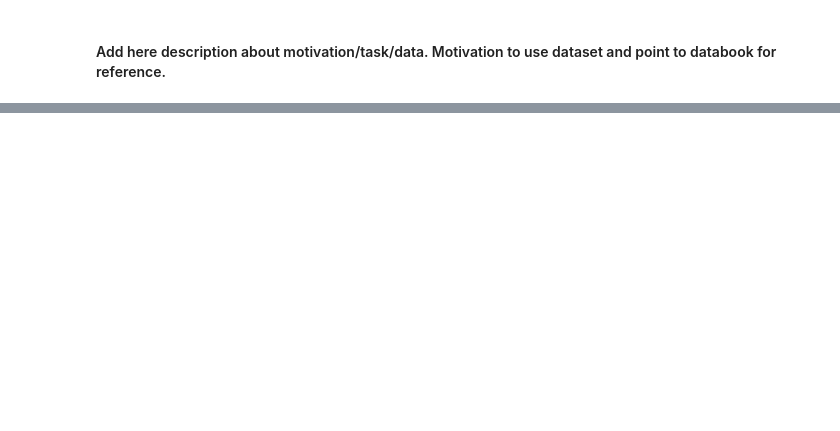
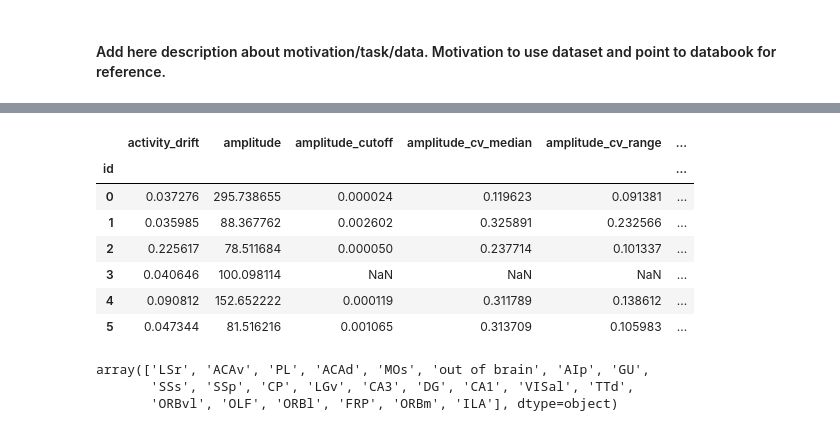
Before and after one commit to AllenSWDB/SWDB_2025_Behavior-States, a Jupyter notebook: code/Workshop-1.ipynb, the cells around one changed output, grey strips where cells are left out. Cells and saved outputs as stored; diff of their text form; code cells hidden in the pictures; blank space fills up the shorter version.

```diff
--- a/code/Workshop-1.ipynb
+++ b/code/Workshop-1.ipynb
@@ -37,3 +93,21 @@ units_table = session.units.to_dataframe()
+# %%
+
+units_table.head(6)
+# %% [output]
+|  | activity_drift | amplitude | amplitude_cutoff | amplitude_cv_median | amplitude_cv_range | ... |
+| id |  |  |  |  |  | ... |
+| 0 | 0.037276 | 295.738655 | 0.000024 | 0.119623 | 0.091381 | ... |
+| 1 | 0.035985 | 88.367762 | 0.002602 | 0.325891 | 0.232566 | ... |
+| 2 | 0.225617 | 78.511684 | 0.000050 | 0.237714 | 0.101337 | ... |
+| 3 | 0.040646 | 100.098114 | NaN | NaN | NaN | ... |
+| 4 | 0.090812 | 152.652222 | 0.000119 | 0.311789 | 0.138612 | ... |
+| 5 | 0.047344 | 81.516216 | 0.001065 | 0.313709 | 0.105983 | ... |
+# %%
+units_table.structure.unique()
+# %% [output]
+array(['LSr', 'ACAv', 'PL', 'ACAd', 'MOs', 'out of brain', 'AIp', 'GU',
+       'SSs', 'SSp', 'CP', 'LGv', 'CA3', 'DG', 'CA1', 'VISal', 'TTd',
+       'ORBvl', 'OLF', 'ORBl', 'FRP', 'ORBm', 'ILA'], dtype=object)
 # %%
 def make_psth(spike_times, stim_times, pre_window=0.5, post_window=1.0, bin_size=0.05):
     """
```
Also changed, not shown: parts of 4 cells of this notebook.
